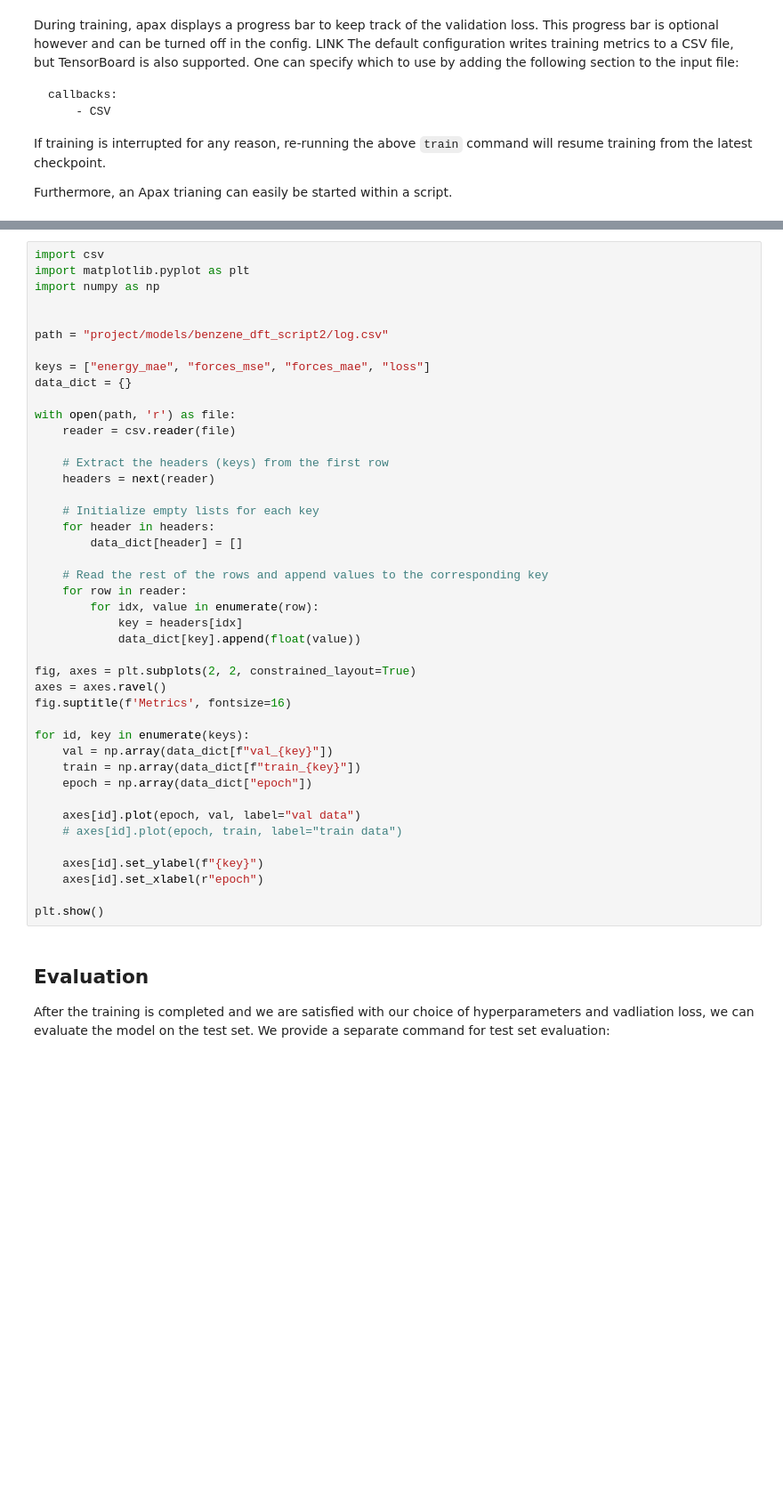
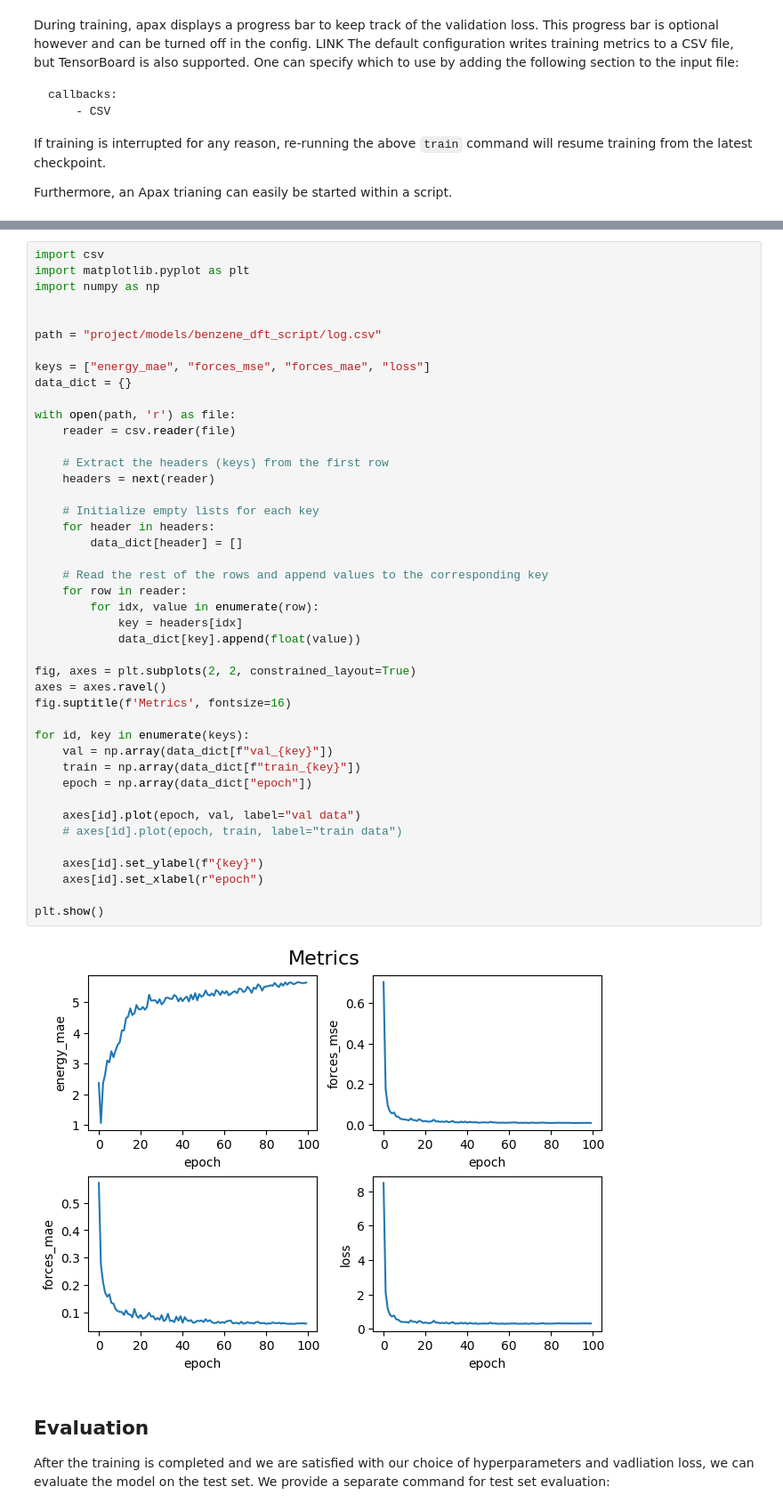
Before and after one commit to apax-hub/apax, a Jupyter notebook: examples/01_Model_Training.ipynb, the cells around one changed output, grey strips where cells are left out. Shown at 89% size. Saved outputs shown, nothing was run; the diff lists cells and outputs as text; blank space fills up the shorter version.

```diff
--- a/examples/01_Model_Training.ipynb
+++ b/examples/01_Model_Training.ipynb
@@ -154,7 +154,7 @@ import matplotlib.pyplot as plt
 import numpy as np
 
 
-path = "project/models/benzene_dft_script2/log.csv"
+path = "project/models/benzene_dft_script/log.csv"
 
 keys = ["energy_mae", "forces_mse", "forces_mae", "loss"]
 data_dict = {}
@@ -164,33 +164,35 @@ with open(path, 'r') as file:
 
     # Extract the headers (keys) from the first row
     headers = next(reader)
 
     # Initialize empty lists for each key
     for header in headers:
         data_dict[header] = []
 
     # Read the rest of the rows and append values to the corresponding key
     for row in reader:
         for idx, value in enumerate(row):
             key = headers[idx]
             data_dict[key].append(float(value))
 
 fig, axes = plt.subplots(2, 2, constrained_layout=True)
 axes = axes.ravel()
 fig.suptitle(f'Metrics', fontsize=16)
 
 for id, key in enumerate(keys):
     val = np.array(data_dict[f"val_{key}"])
     train = np.array(data_dict[f"train_{key}"])
     epoch = np.array(data_dict["epoch"])
 
     axes[id].plot(epoch, val, label="val data")
     # axes[id].plot(epoch, train, label="train data")
 
     axes[id].set_ylabel(f"{key}")
     axes[id].set_xlabel(r"epoch")
 
 plt.show()
+# %% [output]
+[figure, added]
 # %% [markdown]
 ## Evaluation
 
```
Also changed, not shown: parts of 6 cells of this notebook.
